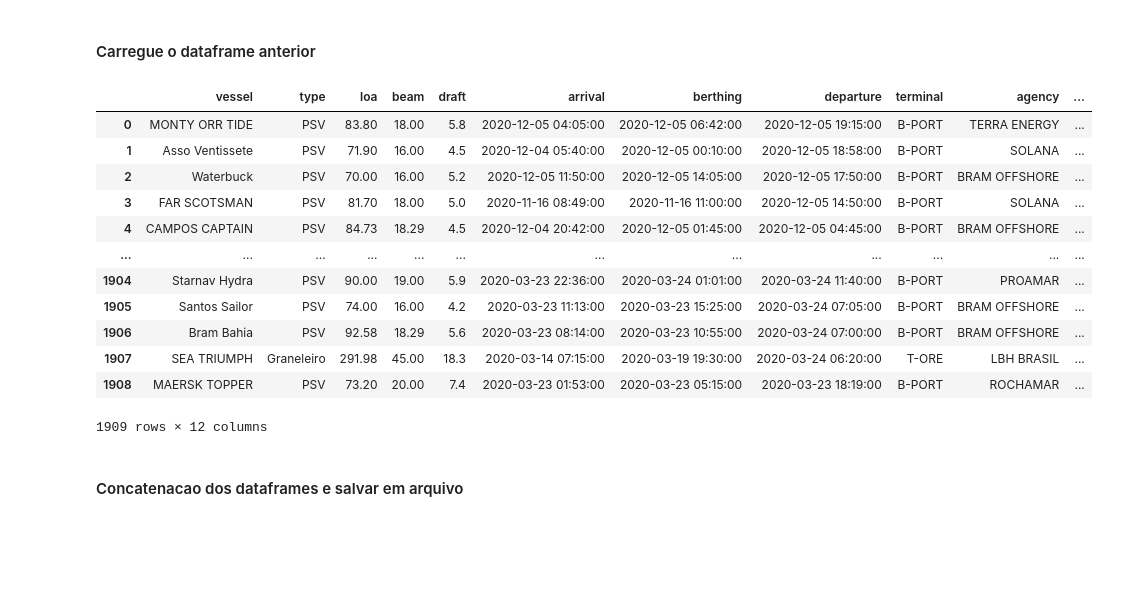
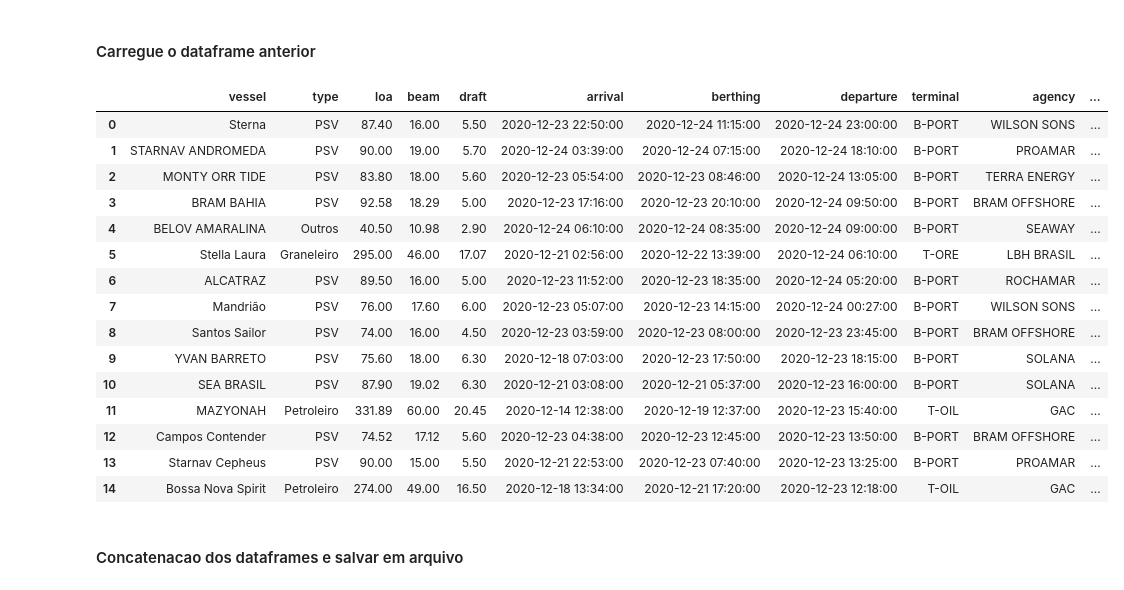
Before and after one commit to KPxto/data_analysis-acu_port, a Jupyter notebook: Analise_NaviosAçu.ipynb, the cells around one changed output. Cells and saved outputs as stored; diff of their text form; code cells hidden in the pictures; blank space fills up the shorter version.

```diff
--- a/Analise_NaviosAçu.ipynb
+++ b/Analise_NaviosAçu.ipynb
@@ -117,21 +117,24 @@ df0
 #### Carregue o dataframe anterior
 # %%
 df1 = pd.read_csv('prumo_marco29.csv')
-df1
+df1.head(15)
 # %% [output]
 |  | vessel | type | loa | beam | draft | arrival | berthing | departure | terminal | agency | ... |
-| 0 | MONTY ORR TIDE | PSV | 83.80 | 18.00 | 5.8 | 2020-12-05 04:05:00 | 2020-12-05 06:42:00 | 2020-12-05 19:15:00 | B-PORT | TERRA ENERGY | ... |
-| 1 | Asso Ventissete | PSV | 71.90 | 16.00 | 4.5 | 2020-12-04 05:40:00 | 2020-12-05 00:10:00 | 2020-12-05 18:58:00 | B-PORT | SOLANA | ... |
-| 2 | Waterbuck | PSV | 70.00 | 16.00 | 5.2 | 2020-12-05 11:50:00 | 2020-12-05 14:05:00 | 2020-12-05 17:50:00 | B-PORT | BRAM OFFSHORE | ... |
-| 3 | FAR SCOTSMAN | PSV | 81.70 | 18.00 | 5.0 | 2020-11-16 08:49:00 | 2020-11-16 11:00:00 | 2020-12-05 14:50:00 | B-PORT | SOLANA | ... |
-| 4 | CAMPOS CAPTAIN | PSV | 84.73 | 18.29 | 4.5 | 2020-12-04 20:42:00 | 2020-12-05 01:45:00 | 2020-12-05 04:45:00 | B-PORT | BRAM OFFSHORE | ... |
-| ... | ... | ... | ... | ... | ... | ... | ... | ... | ... | ... | ... |
-| 1904 | Starnav Hydra | PSV | 90.00 | 19.00 | 5.9 | 2020-03-23 22:36:00 | 2020-03-24 01:01:00 | 2020-03-24 11:40:00 | B-PORT | PROAMAR | ... |
-| 1905 | Santos Sailor | PSV | 74.00 | 16.00 | 4.2 | 2020-03-23 11:13:00 | 2020-03-23 15:25:00 | 2020-03-24 07:05:00 | B-PORT | BRAM OFFSHORE | ... |
-| 1906 | Bram Bahia | PSV | 92.58 | 18.29 | 5.6 | 2020-03-23 08:14:00 | 2020-03-23 10:55:00 | 2020-03-24 07:00:00 | B-PORT | BRAM OFFSHORE | ... |
-| 1907 | SEA TRIUMPH | Graneleiro | 291.98 | 45.00 | 18.3 | 2020-03-14 07:15:00 | 2020-03-19 19:30:00 | 2020-03-24 06:20:00 | T-ORE | LBH BRASIL | ... |
-| 1908 | MAERSK TOPPER | PSV | 73.20 | 20.00 | 7.4 | 2020-03-23 01:53:00 | 2020-03-23 05:15:00 | 2020-03-23 18:19:00 | B-PORT | ROCHAMAR | ... |
+| 0 | Sterna | PSV | 87.40 | 16.00 | 5.50 | 2020-12-23 22:50:00 | 2020-12-24 11:15:00 | 2020-12-24 23:00:00 | B-PORT | WILSON SONS | ... |
+| 1 | STARNAV ANDROMEDA | PSV | 90.00 | 19.00 | 5.70 | 2020-12-24 03:39:00 | 2020-12-24 07:15:00 | 2020-12-24 18:10:00 | B-PORT | PROAMAR | ... |
+| 2 | MONTY ORR TIDE | PSV | 83.80 | 18.00 | 5.60 | 2020-12-23 05:54:00 | 2020-12-23 08:46:00 | 2020-12-24 13:05:00 | B-PORT | TERRA ENERGY | ... |
+| 3 | BRAM BAHIA | PSV | 92.58 | 18.29 | 5.00 | 2020-12-23 17:16:00 | 2020-12-23 20:10:00 | 2020-12-24 09:50:00 | B-PORT | BRAM OFFSHORE | ... |
+| 4 | BELOV AMARALINA | Outros | 40.50 | 10.98 | 2.90 | 2020-12-24 06:10:00 | 2020-12-24 08:35:00 | 2020-12-24 09:00:00 | B-PORT | SEAWAY | ... |
+| 5 | Stella Laura | Graneleiro | 295.00 | 46.00 | 17.07 | 2020-12-21 02:56:00 | 2020-12-22 13:39:00 | 2020-12-24 06:10:00 | T-ORE | LBH BRASIL | ... |
+| 6 | ALCATRAZ | PSV | 89.50 | 16.00 | 5.00 | 2020-12-23 11:52:00 | 2020-12-23 18:35:00 | 2020-12-24 05:20:00 | B-PORT | ROCHAMAR | ... |
+| 7 | Mandrião | PSV | 76.00 | 17.60 | 6.00 | 2020-12-23 05:07:00 | 2020-12-23 14:15:00 | 2020-12-24 00:27:00 | B-PORT | WILSON SONS | ... |
+| 8 | Santos Sailor | PSV | 74.00 | 16.00 | 4.50 | 2020-12-23 03:59:00 | 2020-12-23 08:00:00 | 2020-12-23 23:45:00 | B-PORT | BRAM OFFSHORE | ... |
+| 9 | YVAN BARRETO | PSV | 75.60 | 18.00 | 6.30 | 2020-12-18 07:03:00 | 2020-12-23 17:50:00 | 2020-12-23 18:15:00 | B-PORT | SOLANA | ... |
+| 10 | SEA BRASIL | PSV | 87.90 | 19.02 | 6.30 | 2020-12-21 03:08:00 | 2020-12-21 05:37:00 | 2020-12-23 16:00:00 | B-PORT | SOLANA | ... |
+| 11 | MAZYONAH | Petroleiro | 331.89 | 60.00 | 20.45 | 2020-12-14 12:38:00 | 2020-12-19 12:37:00 | 2020-12-23 15:40:00 | T-OIL | GAC | ... |
+| 12 | Campos Contender | PSV | 74.52 | 17.12 | 5.60 | 2020-12-23 04:38:00 | 2020-12-23 12:45:00 | 2020-12-23 13:50:00 | B-PORT | BRAM OFFSHORE | ... |
+| 13 | Starnav Cepheus | PSV | 90.00 | 15.00 | 5.50 | 2020-12-21 22:53:00 | 2020-12-23 07:40:00 | 2020-12-23 13:25:00 | B-PORT | PROAMAR | ... |
+| 14 | Bossa Nova Spirit | Petroleiro | 274.00 | 49.00 | 16.50 | 2020-12-18 13:34:00 | 2020-12-21 17:20:00 | 2020-12-23 12:18:00 | T-OIL | GAC | ... |
-1909 rows × 12 columns
 # %% [markdown]
 #### Concatenacao dos dataframes e salvar em arquivo
 # %%
```
Also changed, not shown: parts of 5 cells of this notebook, 1 other file.
